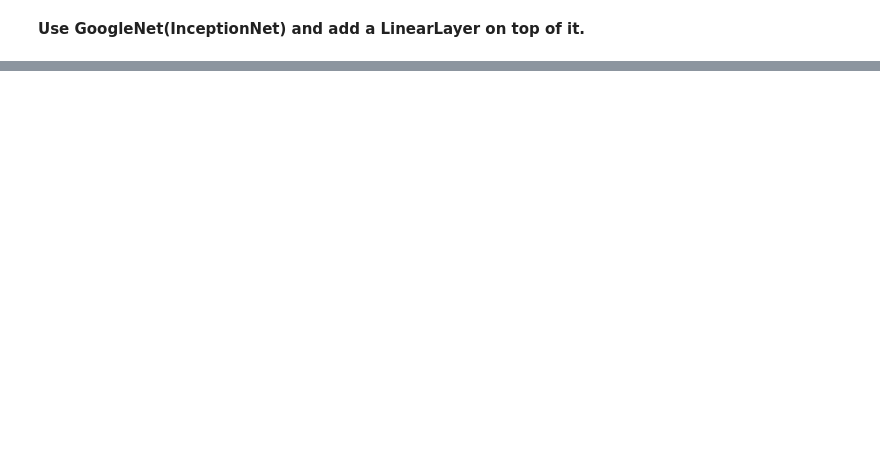
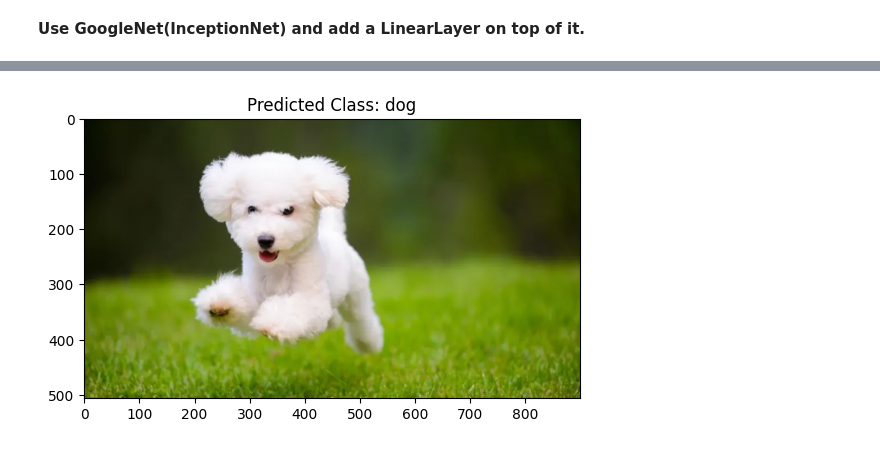
Before and after one commit to Priyanka-Bhyregowda/Deep-Learning, a Jupyter notebook: Priyanka_Bhyregowda_HW_3.ipynb, the cells around one changed output, grey strips where cells are left out. Cells and saved outputs as stored; diff of their text form; code cells hidden in the pictures; blank space fills up the shorter version.

```diff
--- a/Priyanka_Bhyregowda_HW_3.ipynb
+++ b/Priyanka_Bhyregowda_HW_3.ipynb
@@ -259,0 +306,15 @@ https://github.com/Priyanka-Bhyregowda/Deep-Learning/blob/main/Priyanka_Bhyregow
+# %%
+unseen_image_path = '/img2.webp'
+probabilities = classify_unseen_image(unseen_image_path, loaded_model)
+# Get the predicted class index
+predicted_class_index = torch.argmax(probabilities).item()
+predicted_class_label = class_labels[predicted_class_index]
+import matplotlib.image as mpimg
+from PIL import Image
+# Display the image
+img = mpimg.imread(unseen_image_path)
+imgplot = plt.imshow(img)
+plt.title(f"Predicted Class: {predicted_class_label}")
+plt.show()
+# %% [output]
+[figure, added]
```
Also changed, not shown: parts of 14 cells of this notebook, 1 other file.
